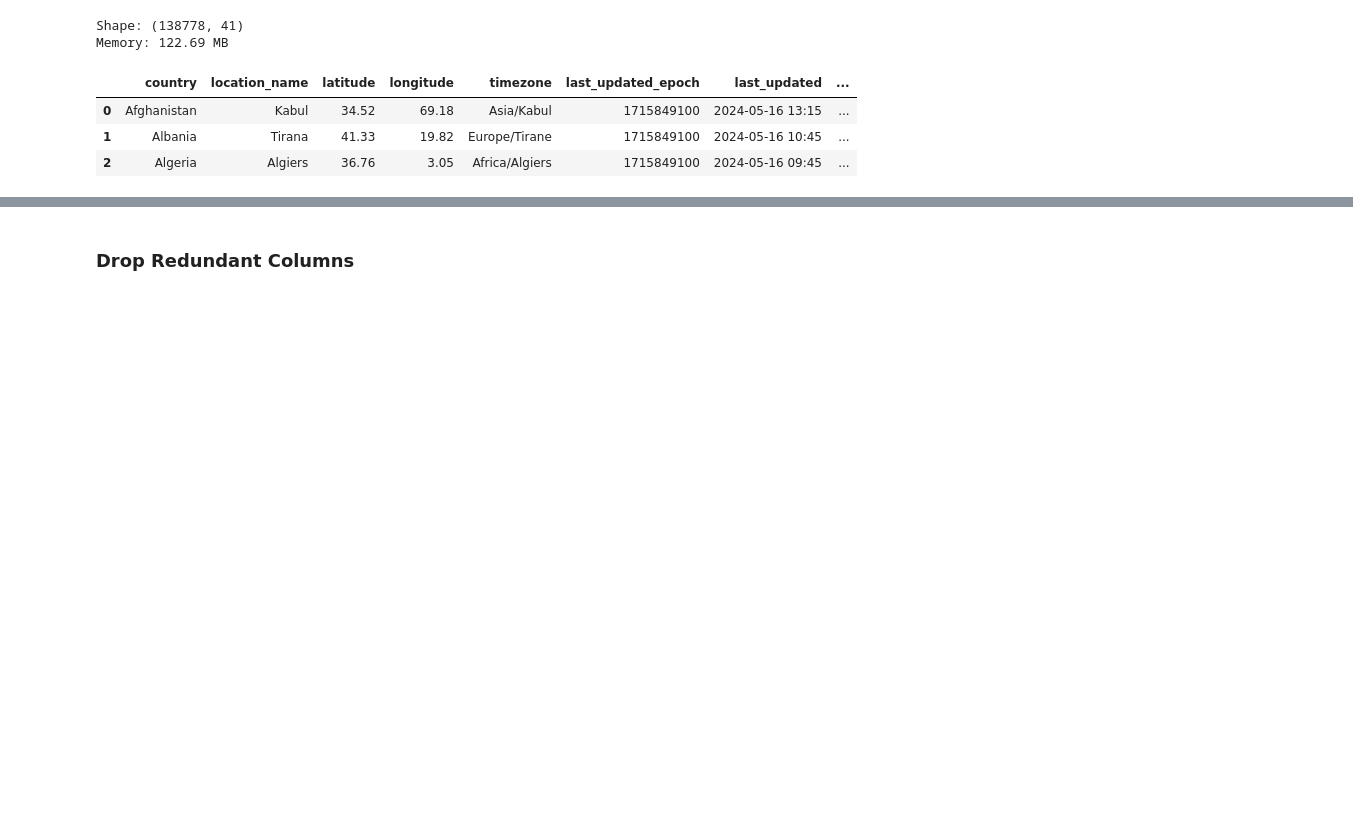
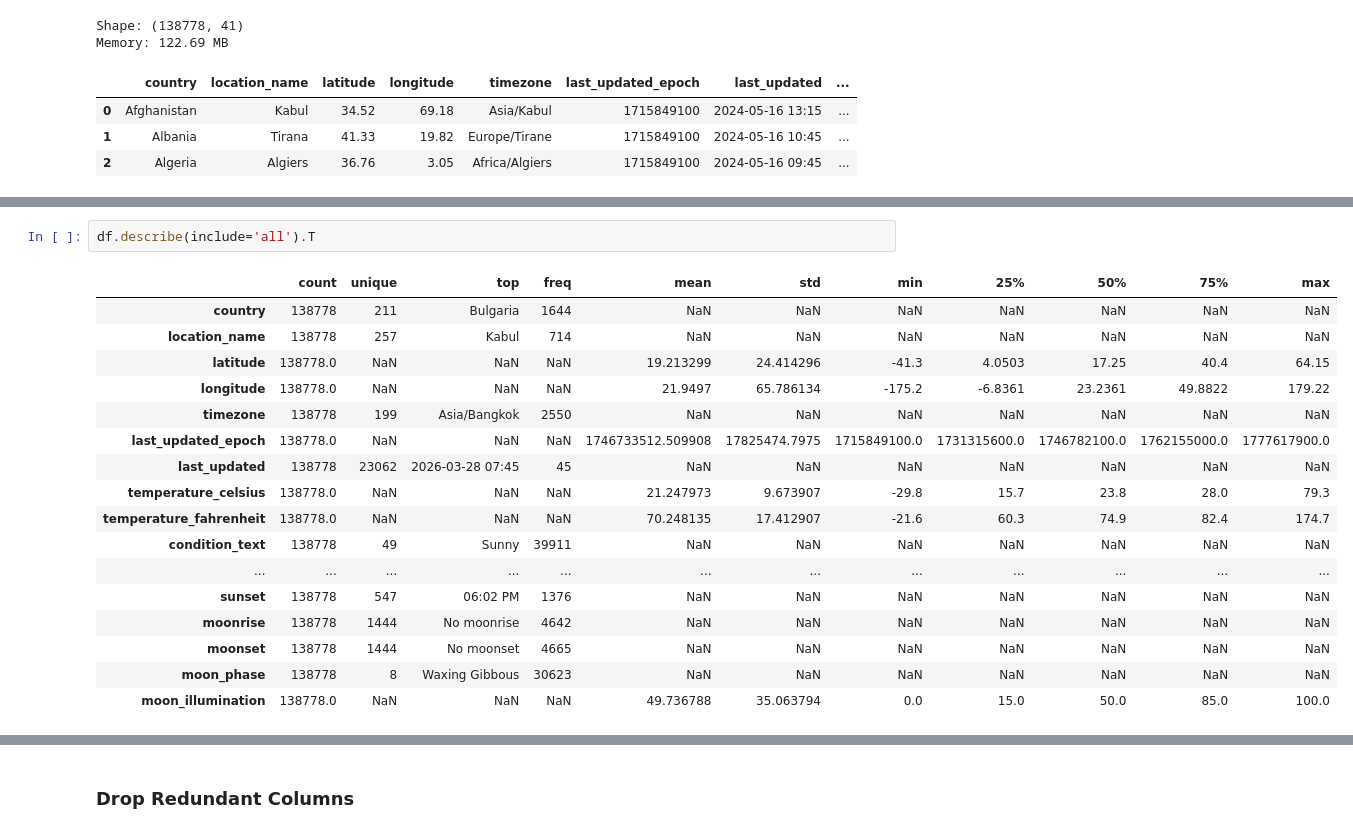
Before and after one commit to himanidadem/weather_trend_forecasting, a Jupyter notebook: notebooks/01_data_exploration.ipynb, the cells around one changed output, grey strips where cells are left out. Drawn from its saved outputs; the diff is of its cells as text; blank space fills up the shorter version.

```diff
--- a/notebooks/01_data_exploration.ipynb
+++ b/notebooks/01_data_exploration.ipynb
@@ -63,0 +71,20 @@ Memory: 122.69 MB
+# %%
+df.describe(include='all').T
+# %% [output]
+|  | count | unique | top | freq | mean | std | min | 25% | 50% | 75% | max |
+| country | 138778 | 211 | Bulgaria | 1644 | NaN | NaN | NaN | NaN | NaN | NaN | NaN |
+| location_name | 138778 | 257 | Kabul | 714 | NaN | NaN | NaN | NaN | NaN | NaN | NaN |
+| latitude | 138778.0 | NaN | NaN | NaN | 19.213299 | 24.414296 | -41.3 | 4.0503 | 17.25 | 40.4 | 64.15 |
+| longitude | 138778.0 | NaN | NaN | NaN | 21.9497 | 65.786134 | -175.2 | -6.8361 | 23.2361 | 49.8822 | 179.22 |
+| timezone | 138778 | 199 | Asia/Bangkok | 2550 | NaN | NaN | NaN | NaN | NaN | NaN | NaN |
+| last_updated_epoch | 138778.0 | NaN | NaN | NaN | 1746733512.509908 | 17825474.7975 | 1715849100.0 | 1731315600.0 | 1746782100.0 | 1762155000.0 | 1777617900.0 |
+| last_updated | 138778 | 23062 | 2026-03-28 07:45 | 45 | NaN | NaN | NaN | NaN | NaN | NaN | NaN |
+| temperature_celsius | 138778.0 | NaN | NaN | NaN | 21.247973 | 9.673907 | -29.8 | 15.7 | 23.8 | 28.0 | 79.3 |
+| temperature_fahrenheit | 138778.0 | NaN | NaN | NaN | 70.248135 | 17.412907 | -21.6 | 60.3 | 74.9 | 82.4 | 174.7 |
+| condition_text | 138778 | 49 | Sunny | 39911 | NaN | NaN | NaN | NaN | NaN | NaN | NaN |
+| ... | ... | ... | ... | ... | ... | ... | ... | ... | ... | ... | ... |
+| sunset | 138778 | 547 | 06:02 PM | 1376 | NaN | NaN | NaN | NaN | NaN | NaN | NaN |
+| moonrise | 138778 | 1444 | No moonrise | 4642 | NaN | NaN | NaN | NaN | NaN | NaN | NaN |
+| moonset | 138778 | 1444 | No moonset | 4665 | NaN | NaN | NaN | NaN | NaN | NaN | NaN |
+| moon_phase | 138778 | 8 | Waxing Gibbous | 30623 | NaN | NaN | NaN | NaN | NaN | NaN | NaN |
+| moon_illumination | 138778.0 | NaN | NaN | NaN | 49.736788 | 35.063794 | 0.0 | 15.0 | 50.0 | 85.0 | 100.0 |
```
Also changed, not shown: parts of 27 cells of this notebook, 3 other files.
